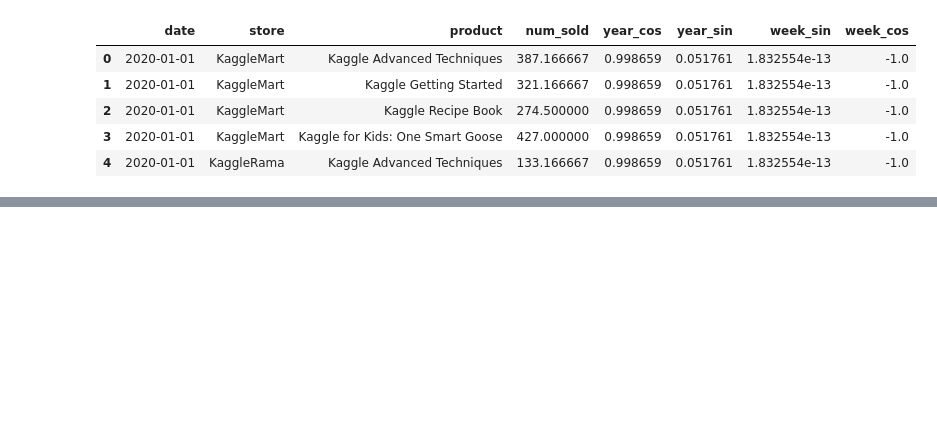
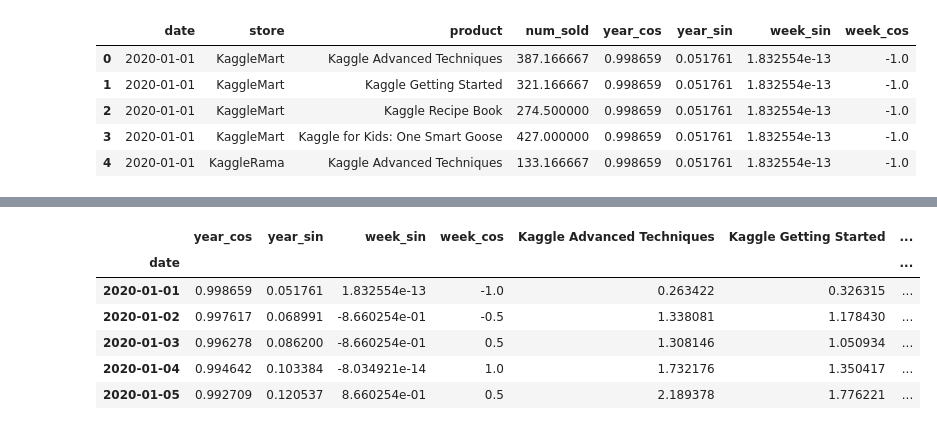
Before and after one commit to Jan-Oliver/Kaggle_TPS_SEP22, a Jupyter notebook: jupyter/train.ipynb, the cells around one changed output, grey strips where cells are left out. Saved outputs shown, nothing was run; the diff lists cells and outputs as text; code cells hidden in the pictures; blank space fills up the shorter version.

```diff
--- a/jupyter/train.ipynb
+++ b/jupyter/train.ipynb
@@ -307,0 +242,14 @@ plt.show()
+# %%
+train_df_prep["Kaggle Advanced Techniques"] = avg_store_product["Kaggle Advanced Techniques"].mean(axis=1)
+train_df_prep["Kaggle Getting Started"] = avg_store_product["Kaggle Getting Started"].mean(axis=1)
+train_df_prep["Kaggle Recipe Book"] = avg_store_product["Kaggle Recipe Book"].mean(axis=1)
+train_df_prep["Kaggle for Kids: One Smart Goose"] = avg_store_product["Kaggle for Kids: One Smart Goose"].mean(axis=1)
+train_df_prep.head()
+# %% [output]
+|  | year_cos | year_sin | week_sin | week_cos | Kaggle Advanced Techniques | Kaggle Getting Started | ... |
+| date |  |  |  |  |  |  | ... |
+| 2020-01-01 | 0.998659 | 0.051761 | 1.832554e-13 | -1.0 | 0.263422 | 0.326315 | ... |
+| 2020-01-02 | 0.997617 | 0.068991 | -8.660254e-01 | -0.5 | 1.338081 | 1.178430 | ... |
+| 2020-01-03 | 0.996278 | 0.086200 | -8.660254e-01 | 0.5 | 1.308146 | 1.050934 | ... |
+| 2020-01-04 | 0.994642 | 0.103384 | -8.034921e-14 | 1.0 | 1.732176 | 1.350417 | ... |
+| 2020-01-05 | 0.992709 | 0.120537 | 8.660254e-01 | 0.5 | 2.189378 | 1.776221 | ... |
```
Also changed, not shown: parts of 21 cells of this notebook, 3 other files.
